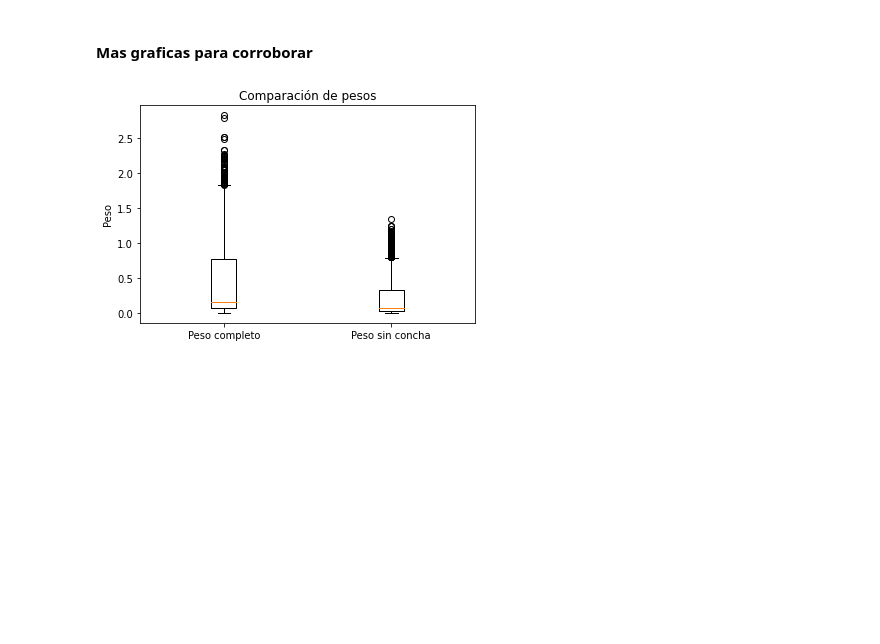
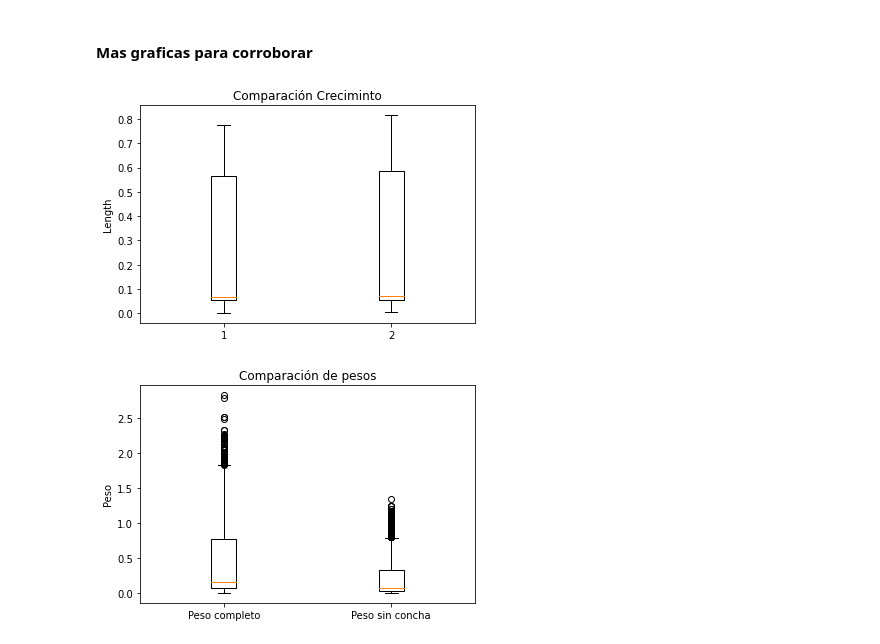
Before and after one commit to eider1939/Abalone_Dataset_UCI, a Jupyter notebook: Analisis Descriptivo/Analisis_Descriptivo.ipynb, the cells around one changed output. Drawn from its saved outputs; the diff is of its cells as text; code cells hidden in the pictures; blank space fills up the shorter version.

```diff
--- a/Analisis Descriptivo/Analisis_Descriptivo.ipynb
+++ b/Analisis Descriptivo/Analisis_Descriptivo.ipynb
@@ -183,6 +199,18 @@ plt.show()
 Como se pude abservar que mas de la mitad "2205" abalones tiene una longitud entre 0 y 0.8
 # %% [markdown]
 #### Mas graficas para corroborar
+# %%
+#crecimiento sex: F vs M
+df_M=data.loc[data['Sex'] == 'M', 'Length']
+df_F=data.loc[data['Sex'] == 'F', 'Length']
+df_sex=pd.DataFrame({"Male":df_M.tolist()[:1307],"Female":df_F.tolist()})
+plt.boxplot([df_sex['Male'],df_sex['Female']])
+plt.title('Comparación Creciminto')
+#plt.xticks([1, 2], ['M', 'F'])
+plt.ylabel('Length')
+plt.show()
+# %% [output]
+[figure, added]
 # %%
 # Diagrama de caja de dos columnas
 plt.boxplot([data['Whole'], data['Shucked']])
```
Also changed, not shown: parts of 7 cells of this notebook, 1 other file.
